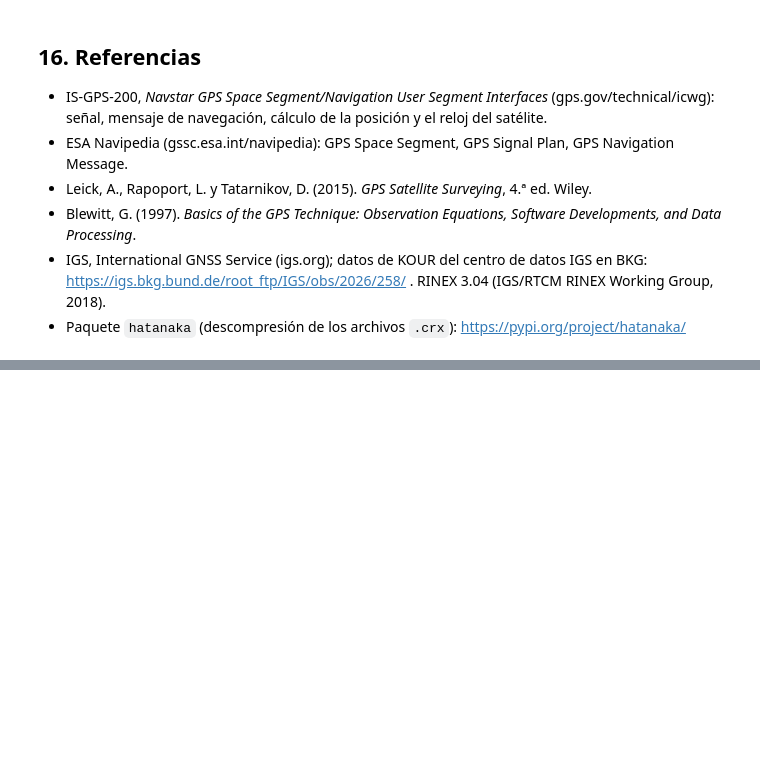
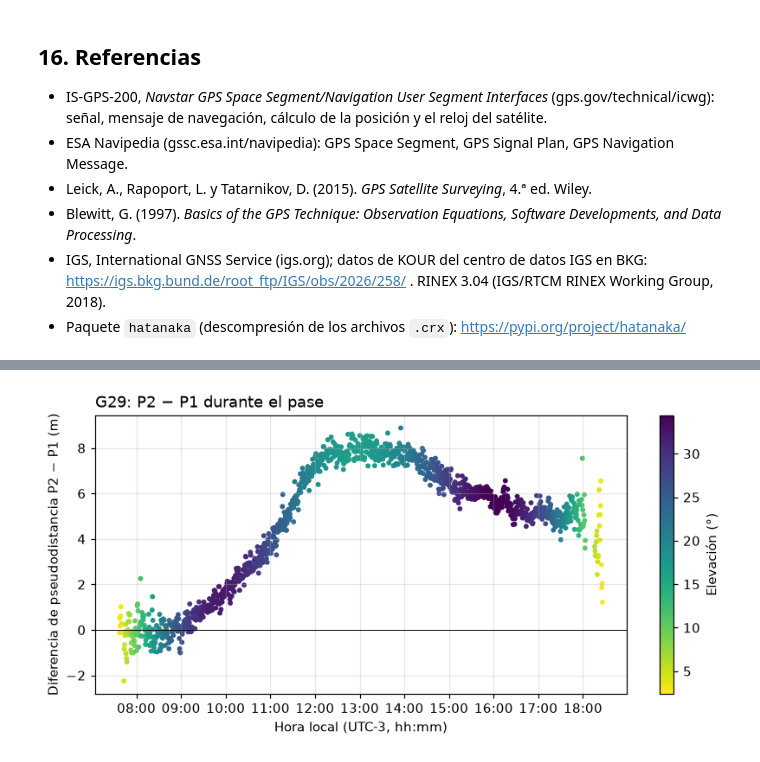
Before and after one commit to S4GC/Geopositioning-and-Navigation, a Jupyter notebook: GNSS/gnss_pseudodistancia_final.ipynb, the cells around one changed output, grey strips where cells are left out. Cells and saved outputs as stored; diff of their text form; code cells hidden in the pictures; blank space fills up the shorter version.

```diff
--- a/GNSS/gnss_pseudodistancia_final.ipynb
+++ b/GNSS/gnss_pseudodistancia_final.ipynb
@@ -926,0 +1789,15 @@ Lo conocido: $P_i$ (medido), $x^s_i, y^s_i, z^s_i, \delta t^s_i$ (del mensaje),
+# %%
+# tiempo GPS -> UTC (restar los 18 s intercalares) -> hora local (UTC + HUSO; # Guayana Francesa: −3)
+hora_local = pase.index + pd.Timedelta(hours=HUSO) - pd.Timedelta(seconds=18)
+
+fig, ax = plt.subplots(figsize=(9, 3.8))
+sc = ax.scatter(hora_local, pase.P2 - pase.P1, s=8, c=pase.el, cmap="viridis_r")
+fig.colorbar(sc, ax=ax, label="Elevación (°)")
+ax.axhline(0, color="k", lw=0.6)
+ax.xaxis.set_major_formatter(mdates.DateFormatter("%H:%M"))
+ax.set_xlabel(f"Hora local (UTC{HUSO:+d}, hh:mm)")
+ax.set_ylabel("Diferencia de pseudodistancia P2 − P1 (m)")
+ax.set_title(f"{SAT}: P2 − P1 durante el pase", loc="left")
+ax.grid(alpha=0.3);
+# %% [output]
+[figure, added]
```
Also changed, not shown: parts of 46 cells of this notebook.
